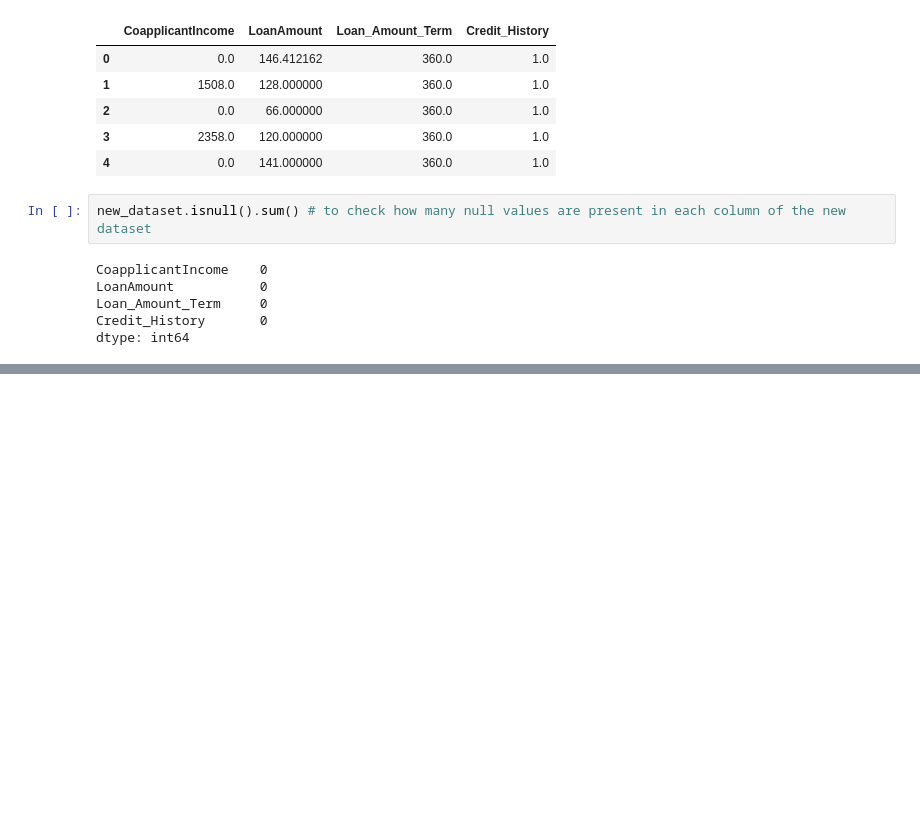
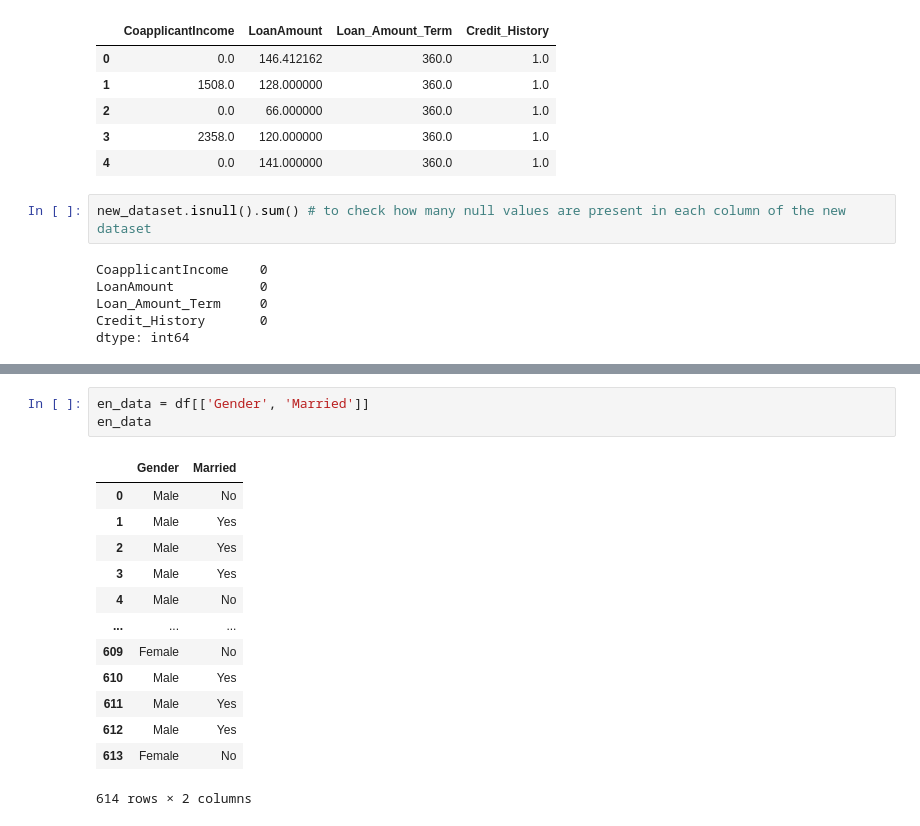
Before and after one commit to TridentifyIshaan/AIML_MiniProjects, a Jupyter notebook: Data Preprocessing/1.ipynb, the cells around one changed output, grey strips where cells are left out. Drawn from its saved outputs; the diff is of its cells as text; blank space fills up the shorter version.

```diff
--- a/Data Preprocessing/1.ipynb
+++ b/Data Preprocessing/1.ipynb
@@ -272,0 +284,17 @@ dtype: int64
+# %%
+en_data = df[['Gender', 'Married']]
+en_data
+# %% [output]
+|  | Gender | Married |
+| 0 | Male | No |
+| 1 | Male | Yes |
+| 2 | Male | Yes |
+| 3 | Male | Yes |
+| 4 | Male | No |
+| ... | ... | ... |
+| 609 | Female | No |
+| 610 | Male | Yes |
+| 611 | Male | Yes |
+| 612 | Male | Yes |
+| 613 | Female | No |
+614 rows × 2 columns
```
Also changed, not shown: parts of 12 cells of this notebook, 4 other files.
